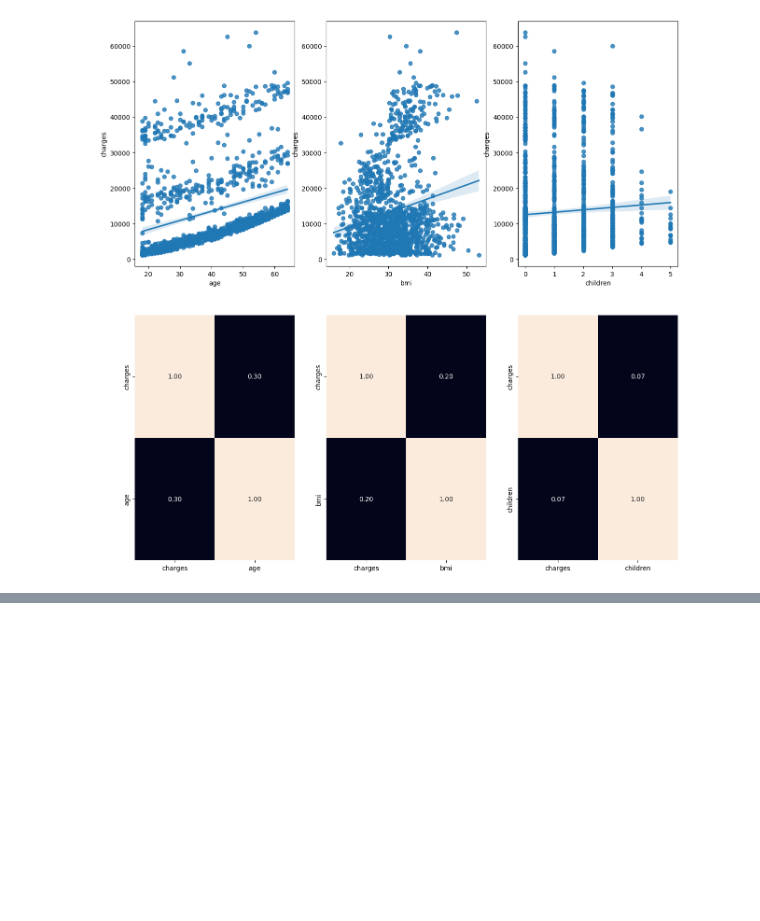
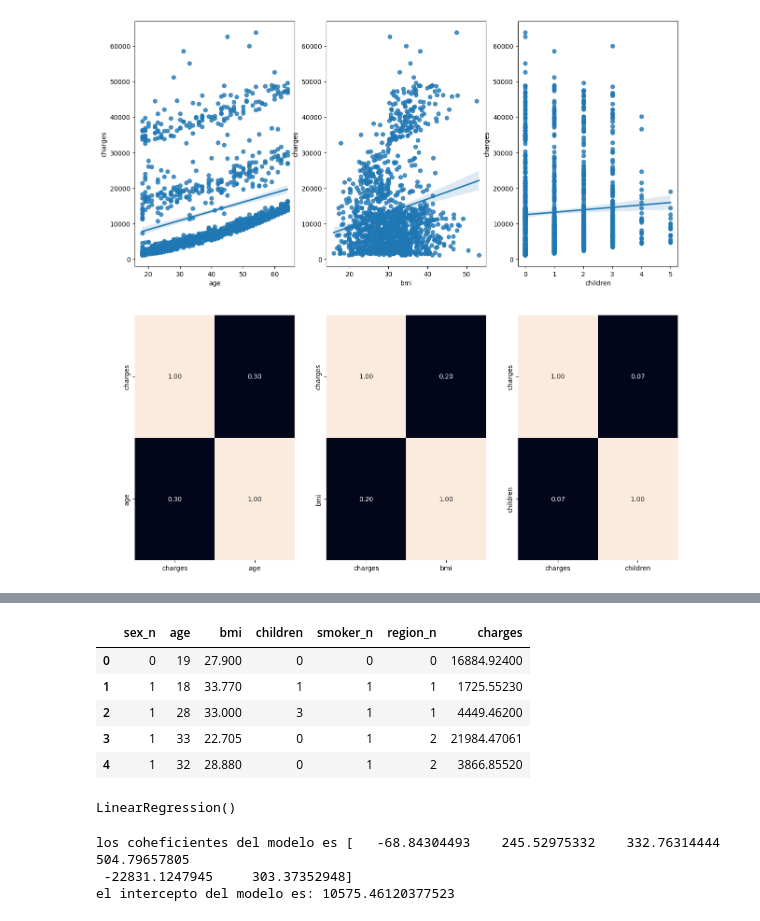
Before and after one commit to LuisCamachoRivero/regresion_lineal, a Jupyter notebook: src/explore.ipynb, the cells around one changed output, grey strips where cells are left out. Saved outputs shown, nothing was run; the diff lists cells and outputs as text; code cells hidden in the pictures; blank space fills up the shorter version.

```diff
--- a/src/explore.ipynb
+++ b/src/explore.ipynb
@@ -60,0 +87,10 @@ sns.heatmap(df[["charges", "children"]].corr(), annot = True, fmt = ".2f", ax =
+# %%
+df_final = df[['sex_n','age', 'bmi', 'children', 'smoker_n', 'region_n', 'charges']]
+df_final.head()
+# %% [output]
+|  | sex_n | age | bmi | children | smoker_n | region_n | charges |
+| 0 | 0 | 19 | 27.900 | 0 | 0 | 0 | 16884.92400 |
+| 1 | 1 | 18 | 33.770 | 1 | 1 | 1 | 1725.55230 |
+| 2 | 1 | 28 | 33.000 | 3 | 1 | 1 | 4449.46200 |
+| 3 | 1 | 33 | 22.705 | 0 | 1 | 2 | 21984.47061 |
+| 4 | 1 | 32 | 28.880 | 0 | 1 | 2 | 3866.85520 |
@@ -60,0 +102,14 @@ sns.heatmap(df[["charges", "children"]].corr(), annot = True, fmt = ".2f", ax =
+# %%
+from sklearn.linear_model import LinearRegression
+
+model = LinearRegression()
+model.fit(X_train,y_train)
+# %% [output]
+LinearRegression()
+# %%
+print(f'los coheficientes del modelo es: {model.coef_}')
+print(f'el intercepto del modelo es: {model.intercept_}')
+# %% [output]
+los coheficientes del modelo es [   -68.84304493    245.52975332    332.76314444    504.79657805
+ -22831.1247945     303.37352948]
+el intercepto del modelo es: 10575.46120377523
```
Also changed, not shown: parts of 6 cells of this notebook.
